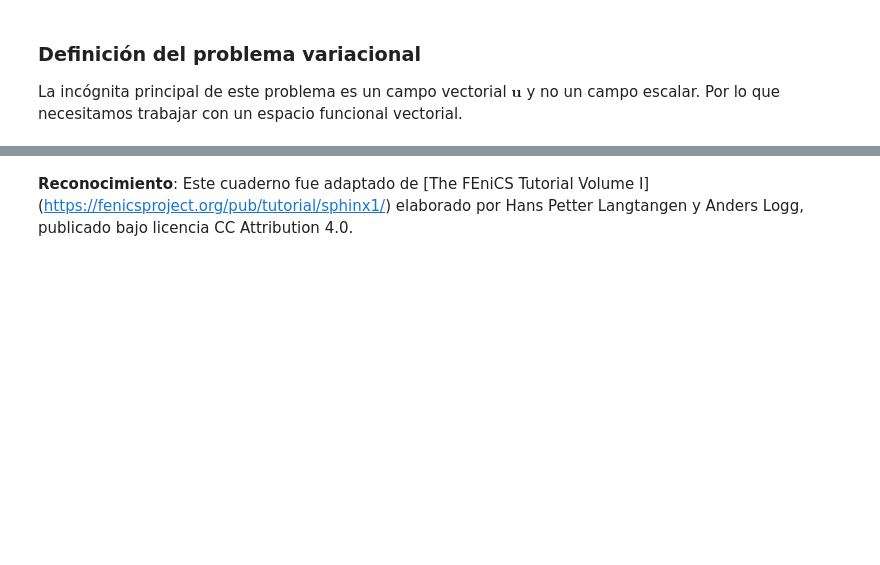
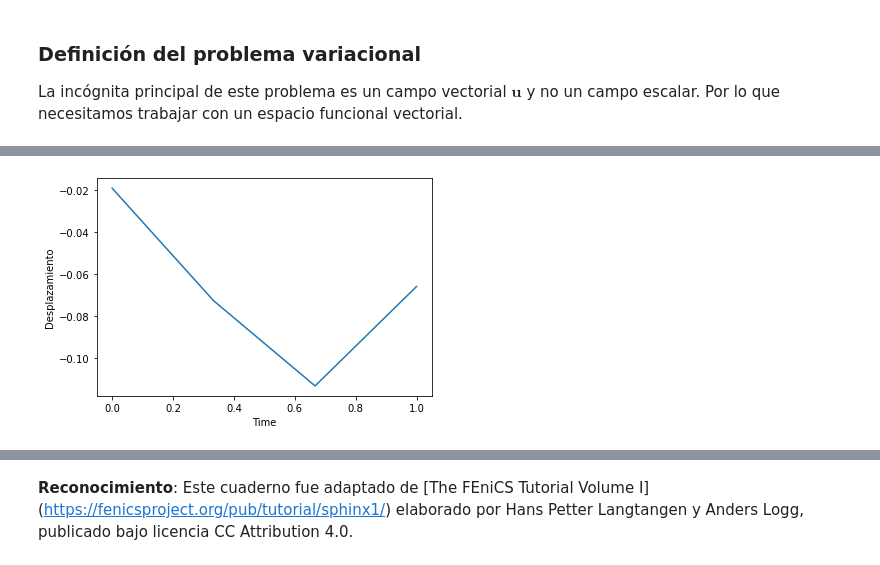
Before and after one commit to ciaid-colombia/Taller-FEniCS, a Jupyter notebook: elasticidad_lineal.ipynb, the cells around one changed output, grey strips where cells are left out. Saved outputs shown, nothing was run; the diff lists cells and outputs as text; code cells hidden in the pictures; blank space fills up the shorter version.

Commit message:
elastic

```diff
--- a/elasticidad_lineal.ipynb
+++ b/elasticidad_lineal.ipynb
@@ -183,10 +160,0 @@ Para definir $L$, que incluye a $\boldsymbol{f} = (0, 0, \rho g) $ como vector c
-# %%
-# Definición del lado derecho L de la ecuación
-rho = 1.
-delta = width/length
-gamma = 0.4*delta**2
-g = gamma
-
-#T = Constant((0,0,0))  #Definición de tracciones en los contornos
-f = Constant((0, 0, -rho*g))
-L = dot(f, v)*dx # + dot(T, v)*ds
@@ -275,0 +220,6 @@ Dicha sintaxis considera inmediatamente el campo vectorial de la solución. Esto
+# %%
+# Definicion de las cargas
+k = 0.25
+s0 = 1.
+s = Expression(("0", "s0*sin(k*pi*t)","0"), t=0, k=k, s0=s0, degree=0)
+g = Constant((0.,-1,0.))
@@ -275,0 +288,10 @@ Dicha sintaxis considera inmediatamente el campo vectorial de la solución. Esto
+# %%
+# Ecuacion de elasticidad en forma residual
+a_new = update_a(u, u_old, v_old, a_old, ufl=True)
+v_new = update_v(a_new, u_old, v_old, a_old, ufl=True)
+res = mmat(a_new,v) + cmat(v_new,v) \
+       + kmat(u,v) - rho*dot(s,v)*dss(3) - dot(rho*g,v)*dx
+# Ensamble del sistema de ecuaciones
+B_form = lhs(res)
+L_form = rhs(res)
+K, b = assemble_system(B_form, L_form, bc)
@@ -275,0 +302,11 @@ Dicha sintaxis considera inmediatamente el campo vectorial de la solución. Esto
+# %%
+# Inicializacion de variables de salida
+u_tip = np.zeros((Nt,)) # desplazamiento en lado derecho de la barra
+E_damp = 0
+energia = np.zeros((Nt, 2))
+
+# Creacion de archivos de salida (ParaView)
+xdmf_file = XDMFFile("bar.xdmf")
+xdmf_file.parameters["flush_output"] = True
+xdmf_file.parameters["functions_share_mesh"] = True
+xdmf_file.parameters["rewrite_function_mesh"] = False
@@ -275,0 +364,10 @@ Dicha sintaxis considera inmediatamente el campo vectorial de la solución. Esto
+# %%
+# Imprimir desplazamiento en x=(1,0.05,0.02)
+plt.figure()
+plt.plot(ti, u_tip)
+plt.xlabel("Time")
+plt.ylabel("Desplazamiento")
+plt.savefig('images/tip.png',format='png',dpi=400)
+plt.show()
+# %% [output]
+[figure, added]
```
Also changed, not shown: parts of 44 cells of this notebook, 9 other files.
